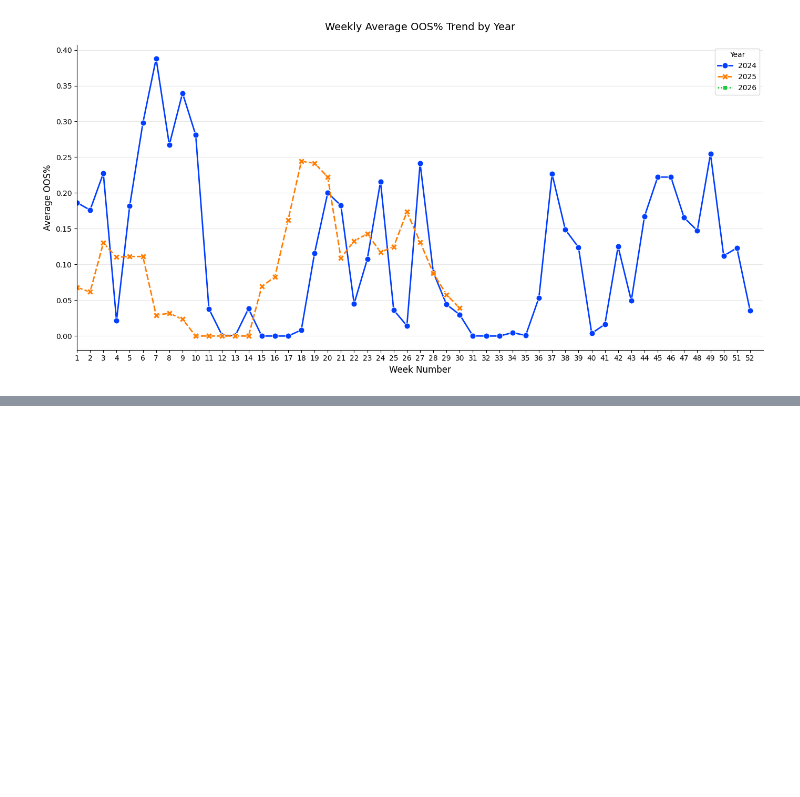
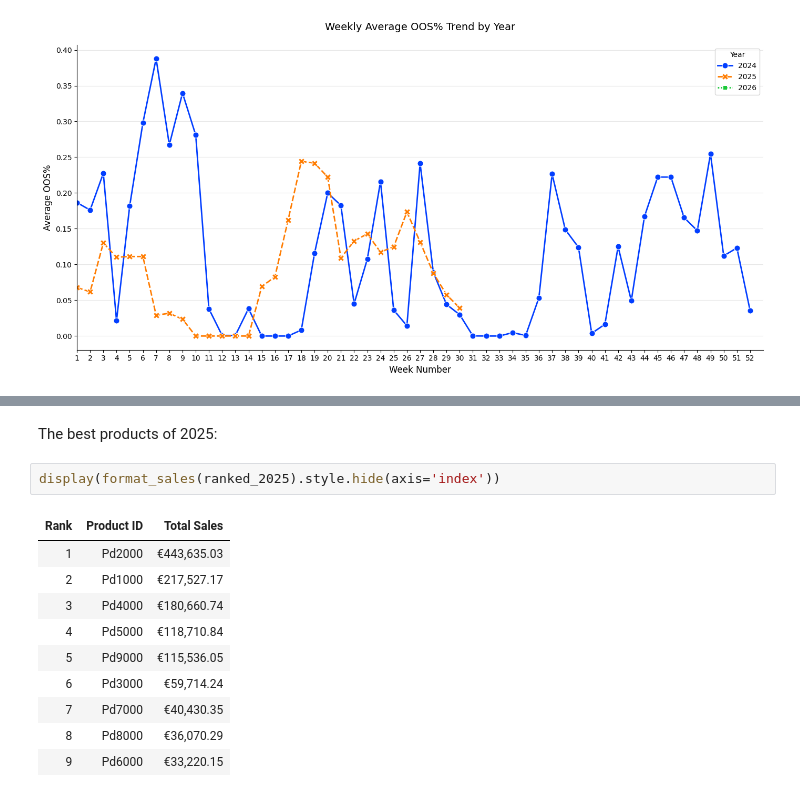
Before and after one commit to kseniyapiven/eCom, a Jupyter notebook: notebooks/analysis.ipynb, the cells around one changed output, grey strips where cells are left out. Drawn from its saved outputs; the diff is of its cells as text; blank space fills up the shorter version.

```diff
--- a/notebooks/analysis.ipynb
+++ b/notebooks/analysis.ipynb
@@ -202,0 +256,15 @@ plt.show()
+# %% [markdown]
+The best products of 2025:
+# %%
+display(format_sales(ranked_2025).style.hide(axis='index'))
+# %% [output]
+| Rank | Product ID | Total Sales |
+| 1 | Pd2000 | €443,635.03 |
+| 2 | Pd1000 | €217,527.17 |
+| 3 | Pd4000 | €180,660.74 |
+| 4 | Pd5000 | €118,710.84 |
+| 5 | Pd9000 | €115,536.05 |
+| 6 | Pd3000 | €59,714.24 |
+| 7 | Pd7000 | €40,430.35 |
+| 8 | Pd8000 | €36,070.29 |
+| 9 | Pd6000 | €33,220.15 |
```
Also changed, not shown: parts of 6 cells of this notebook.
